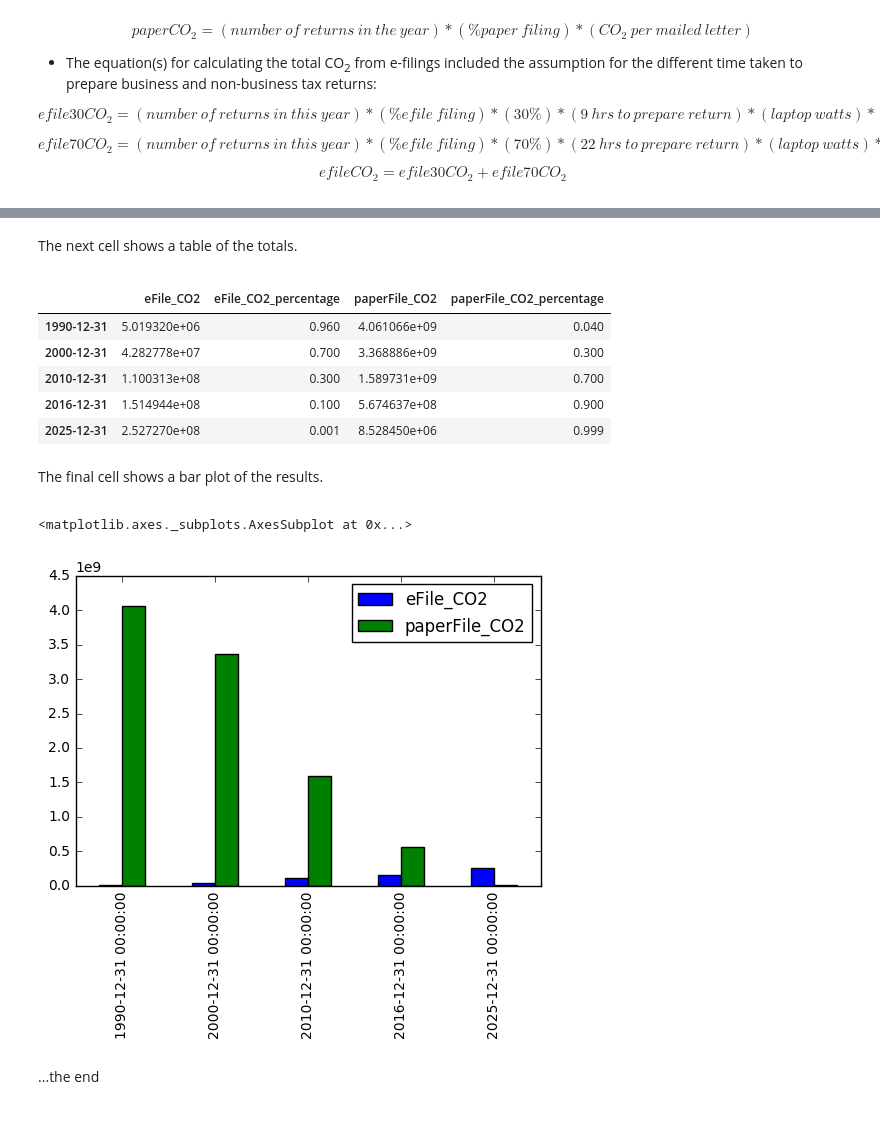
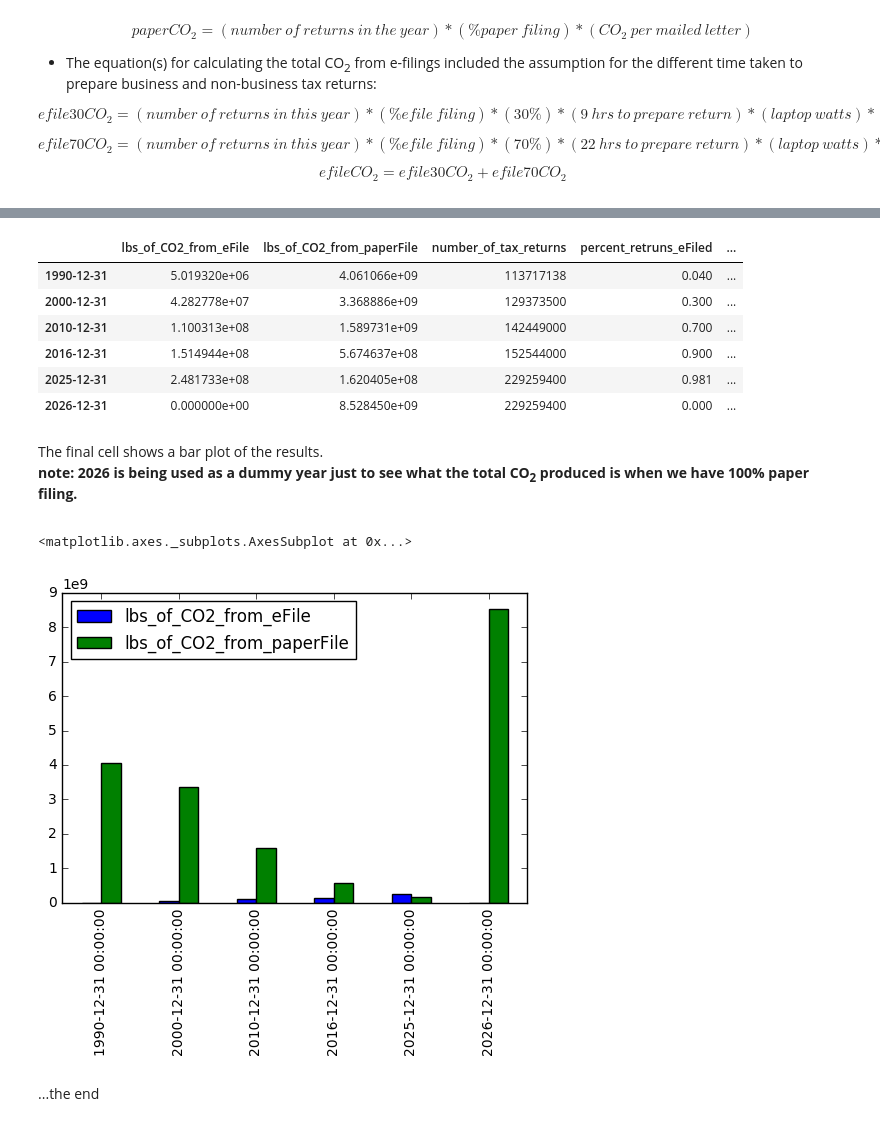
Before and after one commit to blehman/tax_story, a Jupyter notebook: data_monkey/TaxReturnCO2.ipynb, the cells around one changed output, grey strips where cells are left out. Cells and saved outputs as stored; diff of their text form; code cells hidden in the pictures.

Commit message:
clarify labels and added 2026 as a dummy variable

```diff
--- a/data_monkey/TaxReturnCO2.ipynb
+++ b/data_monkey/TaxReturnCO2.ipynb
@@ -86,9 +101,9 @@ Using the assumptions and formulas, the following cells calculate the yearly tot
 # %%
-years = [str(Y)+"-12-31T00:00:00" for Y in [1990, 2000, 2010, 2016, 2025]]
+years = [str(Y)+"-12-31T00:00:00" for Y in [1990, 2000, 2010, 2016, 2025,2026]]
 years = [datetime.datetime.strptime(year, '%Y-%m-%dT%H:%M:%S') for year in years]
-returns_filed = [113717138, 129373500, 142449000,152544000,229259400]
+returns_filed = [113717138, 129373500, 142449000,152544000,229259400,229259400]
 CO2_per_letter = 37.2
 CO2_per_letter2025 = 29.5
-percentage_efiled = [0.04, 0.30, 0.70, 0.90, 0.999]
+percentage_efiled = [0.04, 0.30, 0.70, 0.90, 0.981,0]
 laptop_watts = 70
 watts_CO2_conversion =  0.001 * 1.222
@@ -95,9 +114,10 @@ watts_CO2_conversion =  0.001 * 1.222
 # %%
 d = {
-    "eFile_CO2": {year:0 for year in years}
-    ,"eFile_percentage": {year:0 for year in years}
-    ,"paperFile_CO2": {year:0 for year in years}
-    ,"paperFile_percentage":{year:0 for year in years}
+    "lbs_of_CO2_from_eFile": {year:0 for year in years}
+    ,"percent_retruns_eFiled": {year:0 for year in years}
+    ,"lbs_of_CO2_from_paperFile": {year:0 for year in years}
+    ,"percent_returns_paperFiled":{year:0 for year in years}
+    ,"number_of_tax_returns":{year:0 for year in years}
     }
 
 # iterate through years
@@ -110,10 +130,11 @@ for i,year in enumerate(years):
     efileCO2_30 = returns_filed[i] * percentage_efiled[i] * 0.70 * 9 * (laptop_watts * watts_CO2_conversion)
     efileCO2_70 = returns_filed[i] * percentage_efiled[i] * 0.30 * 22 * (laptop_watts * watts_CO2_conversion)
     e = efileCO2_70 + efileCO2_30
-    d["eFile_CO2"][year] = e
-    d["eFile_percentage"][year] = (1-percentage_efiled[i])
-    d["paperFile_CO2"][year] = paperCO2
-    d["paperFile_percentage"][year] = percentage_efiled[i]
+    d["lbs_of_CO2_from_eFile"][year] = e
+    d["percent_retruns_eFiled"][year] = (percentage_efiled[i])
+    d["lbs_of_CO2_from_paperFile"][year] = paperCO2
+    d["percent_returns_paperFiled"][year] = 1-percentage_efiled[i]
+    d["number_of_tax_returns"][year] = returns_filed[i]
 
     print(str(year.year)+":", "eFile_CO2 < paper_CO2 ==", e<paperCO2)
 # %% [output]
@@ -151,24 +151,24 @@ pprint.pprint(d)
-# %% [markdown]
-The next cell shows a table of the totals.
-<div id="table"></div>
 # %%
 df = pd.DataFrame(d)
+df.to_csv("./yearly_lbs_of_CO2_for_tax_methods")
 df
 # %% [output]
-|  | eFile_CO2 | eFile_CO2_percentage | paperFile_CO2 | paperFile_CO2_percentage |
-| 1990-12-31 | 5.019320e+06 | 0.960 | 4.061066e+09 | 0.040 |
-| 2000-12-31 | 4.282778e+07 | 0.700 | 3.368886e+09 | 0.300 |
-| 2010-12-31 | 1.100313e+08 | 0.300 | 1.589731e+09 | 0.700 |
-| 2016-12-31 | 1.514944e+08 | 0.100 | 5.674637e+08 | 0.900 |
-| 2025-12-31 | 2.527270e+08 | 0.001 | 8.528450e+06 | 0.999 |
+|  | lbs_of_CO2_from_eFile | lbs_of_CO2_from_paperFile | number_of_tax_returns | percent_retruns_eFiled | ... |
+| 1990-12-31 | 5.019320e+06 | 4.061066e+09 | 113717138 | 0.040 | ... |
+| 2000-12-31 | 4.282778e+07 | 3.368886e+09 | 129373500 | 0.300 | ... |
+| 2010-12-31 | 1.100313e+08 | 1.589731e+09 | 142449000 | 0.700 | ... |
+| 2016-12-31 | 1.514944e+08 | 5.674637e+08 | 152544000 | 0.900 | ... |
+| 2025-12-31 | 2.481733e+08 | 1.620405e+08 | 229259400 | 0.981 | ... |
+| 2026-12-31 | 0.000000e+00 | 8.528450e+09 | 229259400 | 0.000 | ... |
 # %% [markdown]
-The final cell shows a bar plot of the results.
+The final cell shows a bar plot of the results. <br>
+**note: 2026 is being used as a dummy year just to see what the total CO<sub>2</sub> produced is when we have 100% paper filing.**
 <div id="plots"></div>
 # %%
-df[["eFile_CO2","paperFile_CO2"]].plot(kind="bar")
+df[["lbs_of_CO2_from_eFile","lbs_of_CO2_from_paperFile"]].plot(kind="bar")
 # %% [output]
 <matplotlib.axes._subplots.AxesSubplot at 0x...>
-[figure, old version]
+[figure, new version]
 # %% [markdown]
 ...the end
 # %%
```
Also changed, not shown: parts of 9 cells of this notebook.
